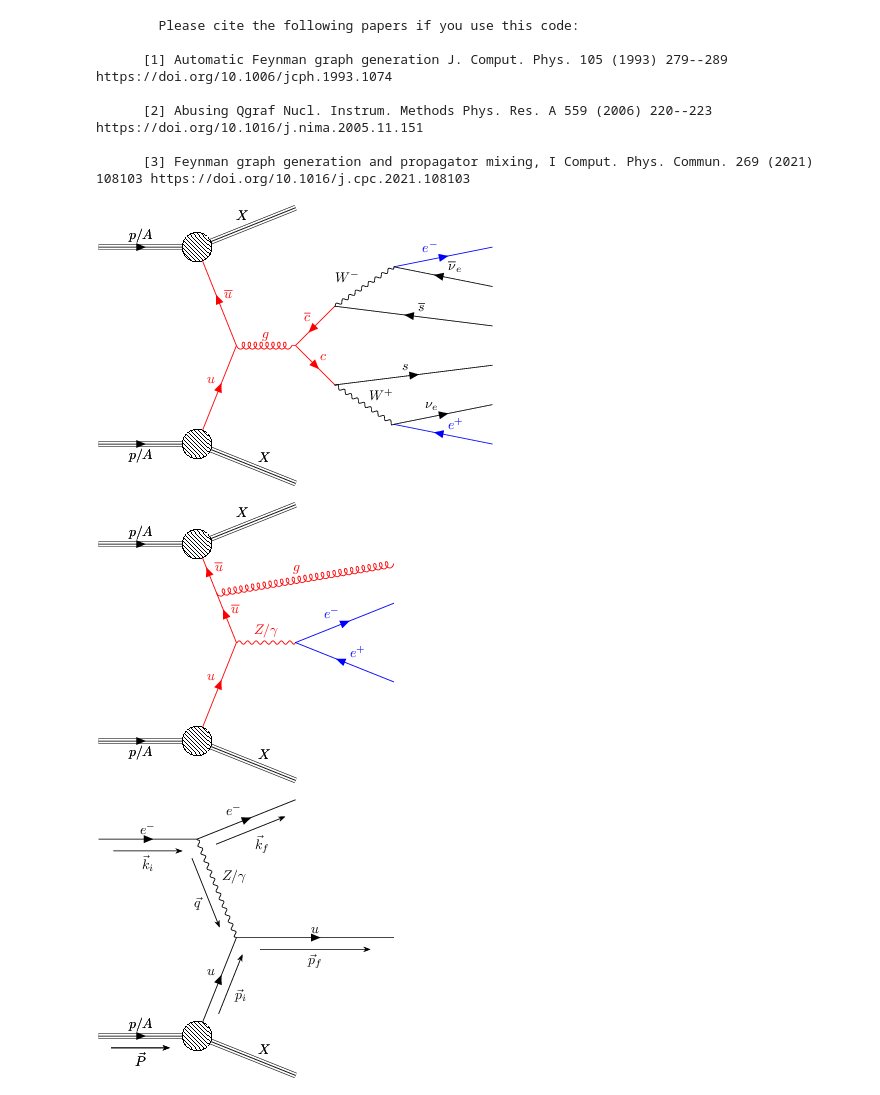
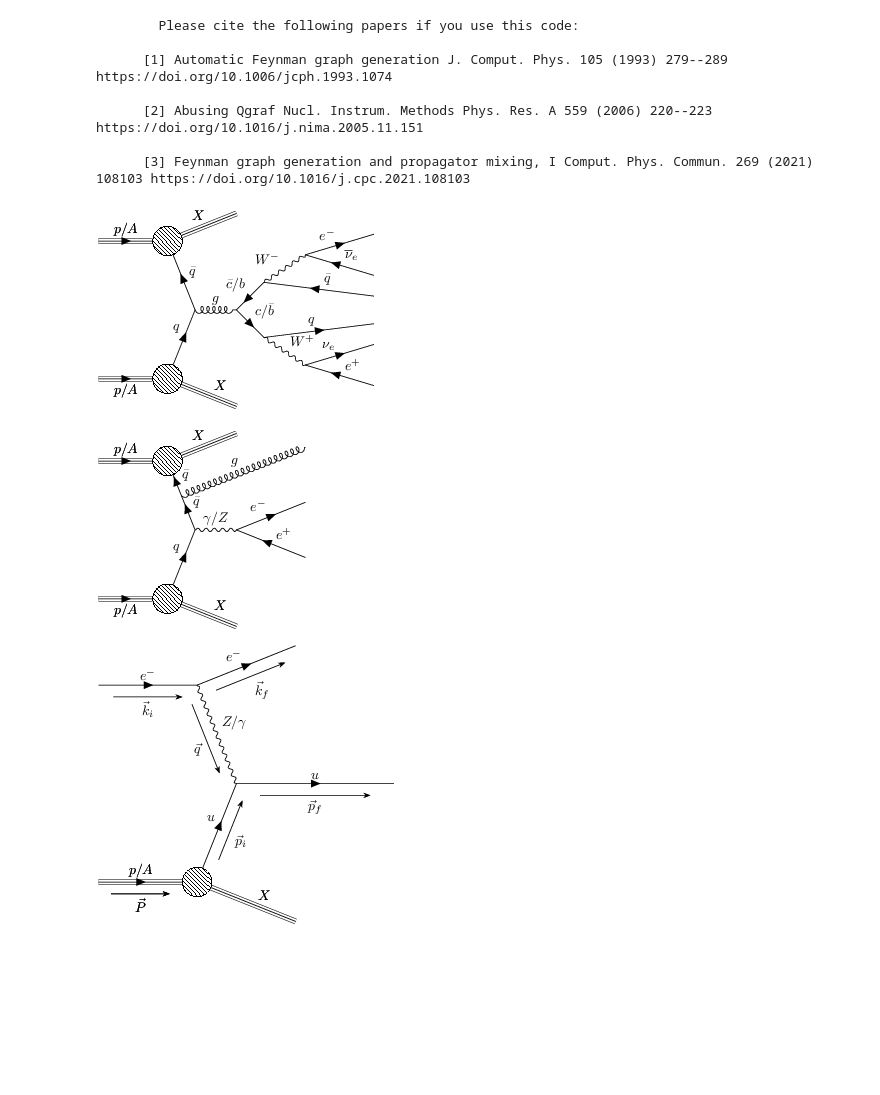
Before and after one commit to APN-Pucky/pyfeyn2, a Jupyter notebook: debug/dis_hvq_Zj.ipynb, the cells around one changed output. Cells and saved outputs as stored; diff of their text form; code cells hidden in the pictures; blank space fills up the shorter version.

```diff
--- a/debug/dis_hvq_Zj.ipynb
+++ b/debug/dis_hvq_Zj.ipynb
@@ -32,59 +32,59 @@ fd = FeynmanDiagram().add(
     v2 := Vertex().with_xy(10,0),
     v3 := Vertex().with_xy(5,+5).with_shape('blob'),
     v4 := Vertex().with_xy(5,-5).with_shape('blob'),
-    Propagator(pdgid=21).connect(v1,v2).with_color('red'),
-    Propagator(pdgid=-2).connect(v3,v1).with_color('red'),
-    Propagator(pdgid=2).connect(v4,v1).with_color('red'),
+    Propagator(pdgid=21).connect(v1,v2).with_color('black'),
+    Propagator(pdgid=-2,label="$\\bar{q}$").connect(v3,v1).with_color('black'),
+    Propagator(pdgid=2,label="$q$").connect(v4,v1).with_color('black'),
     Leg(pdgid=2212,label="$p/A$",target=v3,sense='incoming').with_xy(0,5),
     Leg(pdgid=2212,label="$p/A$",target=v4).with_incoming().with_xy(0,-5).with_style("label-side: right"),
     v5 := Vertex().with_xy(12,2),
     v6 := Vertex().with_xy(15,4),
-    Propagator(pdgid=-4).connect(v2,v5).with_color('red'),
+    Propagator(pdgid=-4,label="$\\bar{c}/b$").connect(v2,v5).with_color('black'),
     Propagator(pdgid=-24).connect(v5,v6),
-    Leg(pdgid=11,sense='outgoing').with_target(v6).with_xy(20,5).with_color('blue'),
-    Leg(pdgid=-12,sense='outgoing').with_target(v6).with_xy(20,3),
-    Leg(pdgid=-3,sense='outgoing').with_target(v5).with_xy(20,1),
+    Leg(pdgid=11,sense='outgoing').with_target(v6).with_xy(20,5.5).with_color('black'),
+    Leg(pdgid=-12,sense='outgoing').with_target(v6).with_xy(20,2.5),
+    Leg(pdgid=-3,sense='outgoing',label="$\\bar{q}$").with_target(v5).with_xy(20,1),
 
     v7 := Vertex().with_xy(12,-2),
     v8 := Vertex().with_xy(15,-4),
-    Propagator(pdgid=4).connect(v2,v7).with_color('red'),
+    Propagator(pdgid=4,label="$c/\\bar{b}$").connect(v2,v7).with_color('black'),
     Propagator(pdgid=24).connect(v7,v8),
-    Leg(pdgid=-11,sense='outgoing').with_target(v8).with_xy(20,-5).with_color('blue'),
-    Leg(pdgid=12,sense='outgoing').with_target(v8).with_xy(20,-3),
-    Leg(pdgid=3,sense='outgoing').with_target(v7).with_xy(20,-1),
+    Leg(pdgid=-11,sense='outgoing').with_target(v8).with_xy(20,-5.5).with_color('black'),
+    Leg(pdgid=12,sense='outgoing').with_target(v8).with_xy(20,-2.5),
+    Leg(pdgid=3,sense='outgoing',label="$q$").with_target(v7).with_xy(20,-1),
 
     Leg(pdgid=2,type="remnant",label="$X$",sense='outgoing').with_target(v3).with_xy(10,+7),
     Leg(pdgid=-2,type="remnant",label="$X$").with_target(v4).with_outgoing().with_xy(10,-7),
 )
-scale_positions(fd,0.5)
+scale_positions(fd,0.35)
 fd.render(auto_position=False,render="tikz",file="hvq")
 # %% [output]
-[figure, old version]
+[figure, new version]
 # %%
 fd = FeynmanDiagram().add(
     v1 := Vertex().with_xy(7,0),
     vh := Vertex().with_xy(6,2.5),
     v2 := Vertex().with_xy(10,0),
     v3 := Vertex().with_xy(5,+5).with_shape('blob'),
     v4 := Vertex().with_xy(5,-5).with_shape('blob'),
-    Propagator(pdgid=22,label="$Z/\\gamma$").connect(v1,v2).with_color('red'),
-    Propagator(pdgid=-2).connect(vh,v1).with_color('red'),
-    Propagator(pdgid=-2).connect(v3,vh).with_color('red'),
-    Propagator(pdgid=2).connect(v4,v1).with_color('red'),
+    Propagator(pdgid=22,label="$\\gamma/Z$").connect(v1,v2).with_color('black'),
+    Propagator(pdgid=-2,label="$\\bar{q}$").connect(vh,v1).with_color('black'),
+    Propagator(pdgid=-2,label="$\\bar{q}$").connect(v3,vh).with_color('black'),
+    Propagator(pdgid=2,label="$q$").connect(v4,v1).with_color('black'),
     Leg(pdgid=2212,label="$p/A$",target=v3,sense='incoming').with_xy(0,5),
     Leg(pdgid=2212,label="$p/A$",target=v4).with_incoming().with_xy(0,-5).with_style("label-side: right"),
 
 
-    Leg(pdgid=21,target=vh,sense='outgoing').with_xy(15,4).with_color('red'),
+    Leg(pdgid=21,target=vh,sense='outgoing').with_xy(15,6).with_color('black'),
     Leg(pdgid=2,type="remnant",label="$X$",sense='outgoing').with_target(v3).with_xy(10,+7),
     Leg(pdgid=-2,type="remnant",label="$X$").with_target(v4).with_outgoing().with_xy(10,-7),
-    Leg(pdgid=11,sense='outgoing').with_target(v2).with_xy(15,2).with_color('blue'),
-    Leg(pdgid=-11).with_target(v2).with_outgoing().with_xy(15,-2).with_color('blue'),
+    Leg(pdgid=11,sense='outgoing').with_target(v2).with_xy(15,2).with_color('black'),
+    Leg(pdgid=-11).with_target(v2).with_outgoing().with_xy(15,-2).with_color('black'),
 )
-scale_positions(fd,0.5)
+scale_positions(fd,0.35)
 fd.render(auto_position=False,render="tikz",file="Zj")
 # %% [output]
-[figure, old version]
+[figure, new version]
 # %%
 fd = FeynmanDiagram().add(
     v1 := Vertex().with_xy(7,0),
```
Also changed, not shown: 29 other files.
